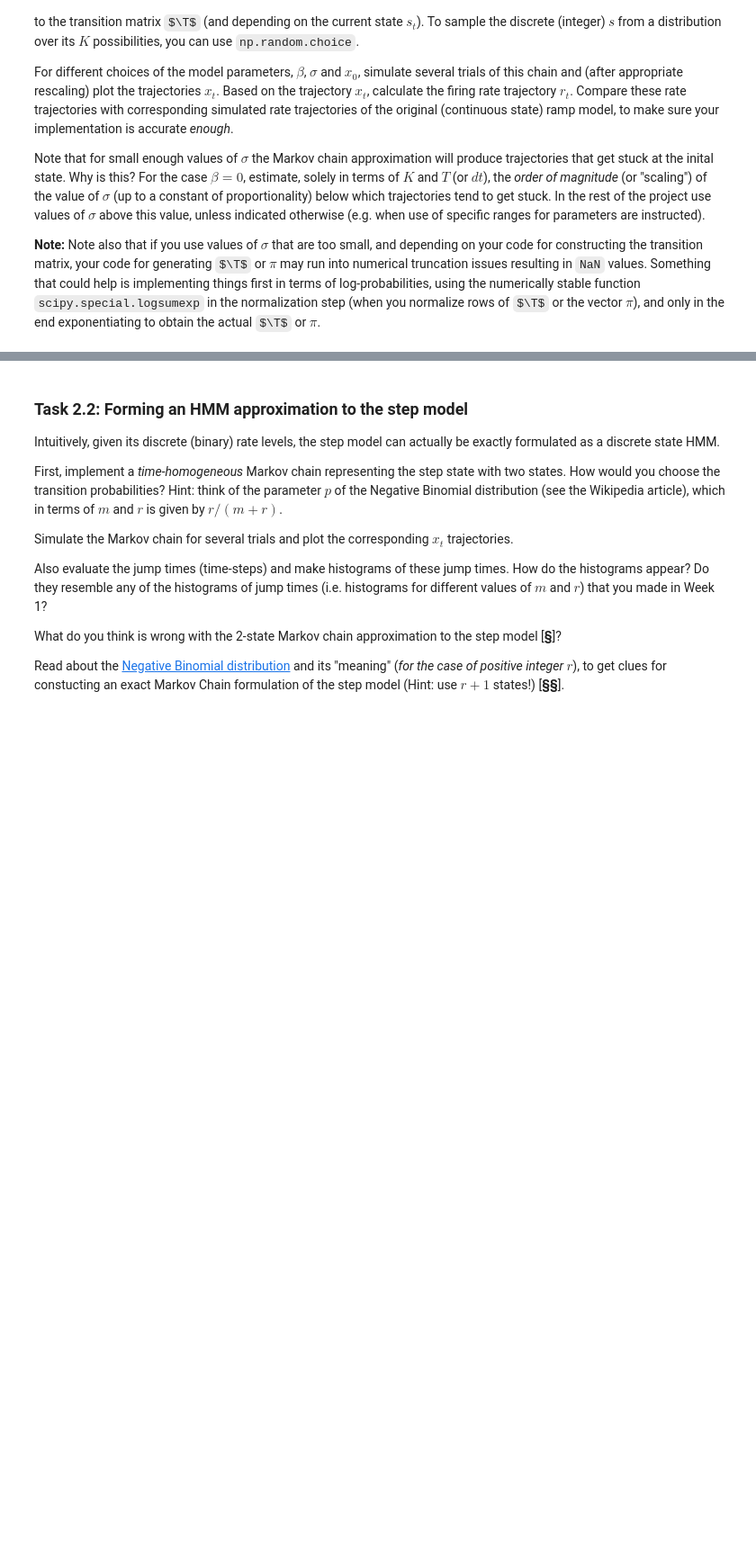
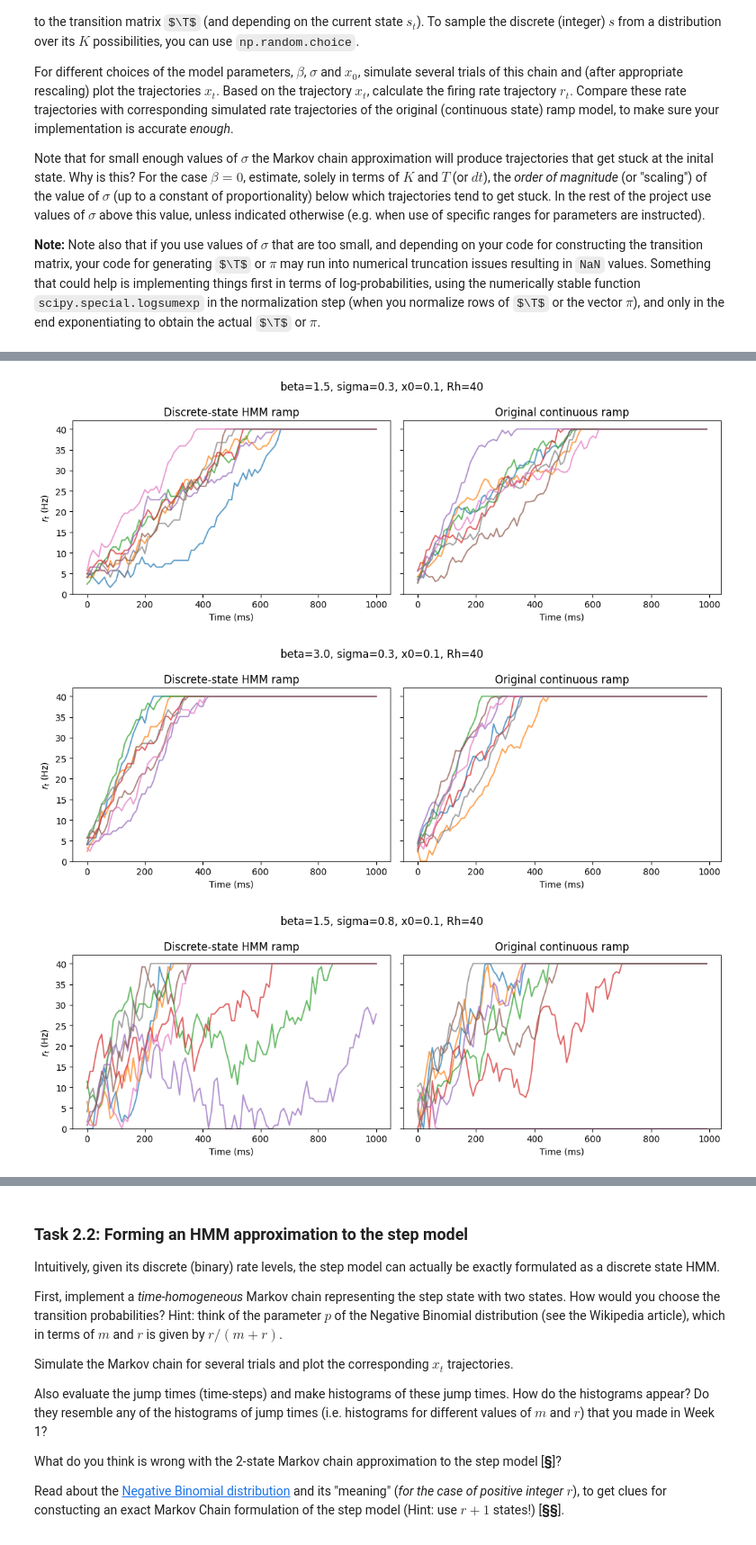
Before and after one commit to MYLO175/GG3-Mylo, a Jupyter notebook: GG3_project.ipynb, the cells around one changed output, grey strips where cells are left out. Shown at 90% size. Cells and saved outputs as stored; diff of their text form; code cells hidden in the pictures; some formulas as TeX source; blank space fills up the shorter version.

```diff
--- a/GG3_project.ipynb
+++ b/GG3_project.ipynb
@@ -1590,0 +1763,50 @@ Note that for small enough values of $\sigma$ the Markov chain approximation wil
+# %%
+def compare_hmm_and_continuous_ramp(beta=1.5, sigma=0.3, x0=0.1,
+                                    K=50, T_time=100, Rh=40,
+                                    n_trials=8):
+
+    dt = 1 / T_time
+    time_ms = np.arange(T_time + 1) * dt * 1000
+
+    T, pi, grid = generate_T_and_pi(K, beta, sigma, x0, dt)
+
+    hmm_rates = []
+
+    for trial in range(n_trials):
+        time_hmm, x_path = simulate_hmm_ramp(T, pi, grid, 1, dt)
+        r_path = Rh * x_path
+        hmm_rates.append(r_path)
+
+    hmm_rates = np.array(hmm_rates)
+
+    ramp = RampModel(beta=beta, sigma=sigma, x0=x0, Rh=Rh)
+    spikes, xs_cont, rates_cont = ramp.simulate(Ntrials=n_trials, T=T_time)
+
+    time_cont = np.arange(T_time) * dt * 1000
+
+    fig, axes = plt.subplots(1, 2, figsize=(11, 4), sharey=True)
+
+    for trial in range(n_trials):
+        axes[0].plot(time_hmm, hmm_rates[trial], alpha=0.7)
+        axes[1].plot(time_cont, rates_cont[trial], alpha=0.7)
+
+    axes[0].set_title("Discrete-state HMM ramp")
+    axes[0].set_xlabel("Time (ms)")
+    axes[0].set_ylabel("$r_t$ (Hz)")
+    axes[0].set_ylim(0, Rh * 1.05)
+
+    axes[1].set_title("Original continuous ramp")
+    axes[1].set_xlabel("Time (ms)")
+
+    fig.suptitle(f"beta={beta}, sigma={sigma}, x0={x0}, Rh={Rh}")
+    plt.tight_layout()
+    plt.show()
+
+
+compare_hmm_and_continuous_ramp(beta=1.5, sigma=0.3, x0=0.1)
+compare_hmm_and_continuous_ramp(beta=3.0, sigma=0.3, x0=0.1)
+compare_hmm_and_continuous_ramp(beta=1.5, sigma=0.8, x0=0.1)
+# %% [output]
+[figure, added]
+[figure, added]
+[figure, added]
```
Also changed, not shown: parts of 6 cells of this notebook.
